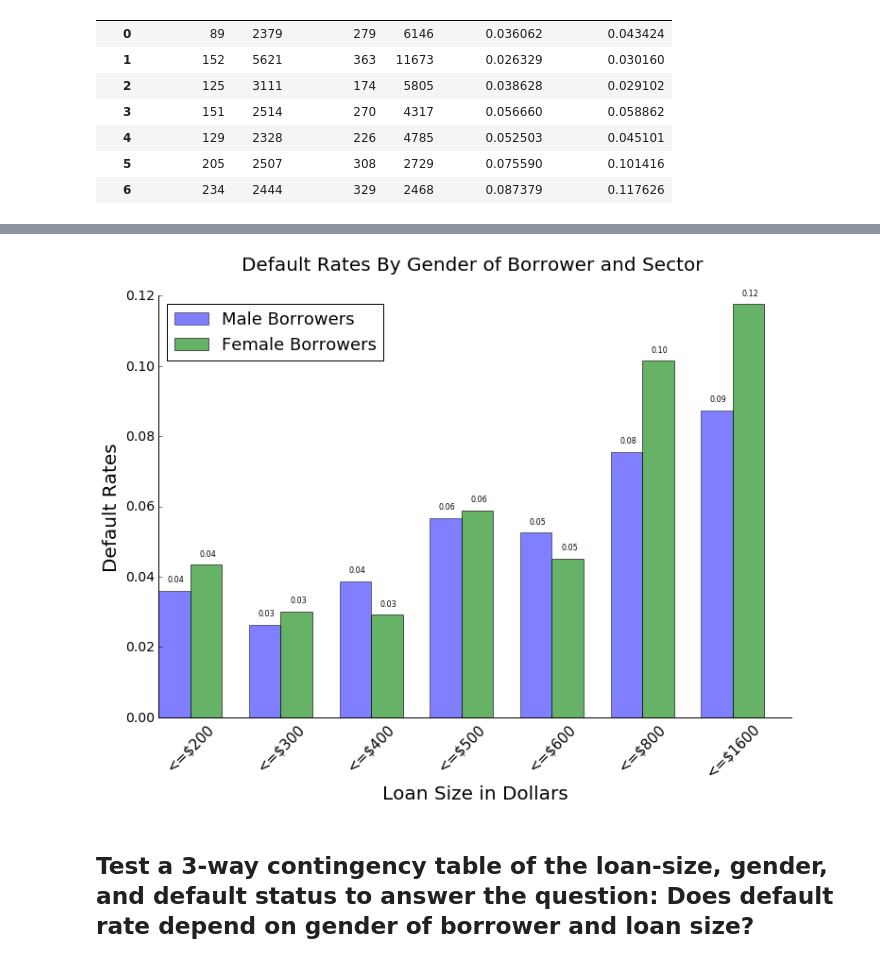
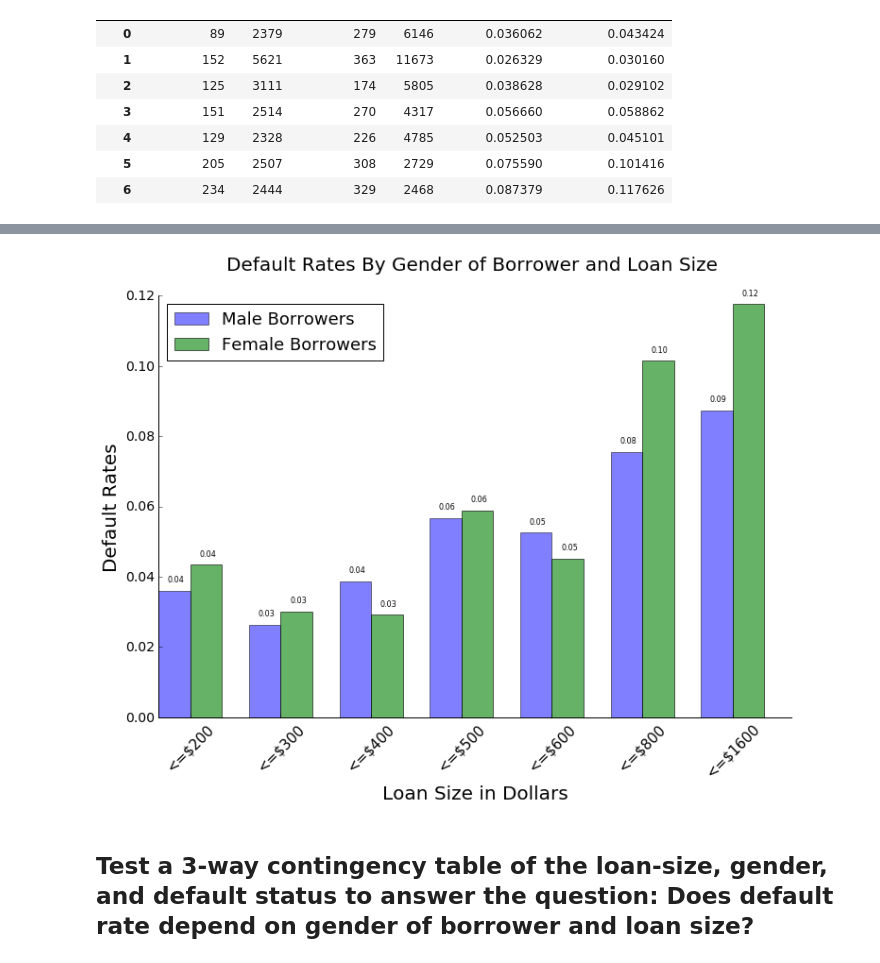
Before and after one commit to pbpearman/capstone, a Jupyter notebook: Kiva_loan_analysis_defaults.ipynb, the cells around one changed output, grey strips where cells are left out. Drawn from its saved outputs; the diff is of its cells as text; code cells hidden in the pictures.

Commit message:
default analysis update

```diff
--- a/Kiva_loan_analysis_defaults.ipynb
+++ b/Kiva_loan_analysis_defaults.ipynb
@@ -503,37 +519,37 @@ locs=np.arange(N)
 male=ax.bar(locs,df2g.def_rate_male,width=width,color='blue',alpha=0.5)
 female=ax.bar(locs+width,df2g.def_rate_female,width=width,color='green',alpha=0.6)
 
-ax.legend((male[0],female[0]),('Male Borrowers','Female Borrowers'),loc='top left',prop={'size':18})
+ax.legend((male[0],female[0]),('Male Borrowers','Female Borrowers'),loc='upper left',prop={'size':18})
 ax.tick_params(labeltop='off', labelright='off')
 ax.set_ylabel('Default Rates',fontsize=20)
 ax.set_xlabel('Loan Size in Dollars',fontsize=20)
-ax.set_title('Default Rates By Gender of Borrower and Sector \n',fontsize=20)
+ax.set_title('Default Rates By Gender of Borrower and Loan Size \n',fontsize=20)
 ax.spines['right'].set_visible(False)
 ax.spines['top'].set_visible(False)
 ax.yaxis.set_ticks_position('left')
 ax.xaxis.set_ticks_position('bottom')
 ax.set_xticks(np.arange(N)+width)
 ax.set_xticklabels(['<=$200','<=$300','<=$400','<=$500','<=$600','<=$800','<=$1600'],rotation=45,fontsize=15)
 
 for tick in ax.yaxis.get_major_ticks():
                 tick.label.set_fontsize(14)
 
 heights=list(df2g.def_rate_male)+list(df2g.def_rate_female)
 
 bar_labelsm=[str("%.2f" % round(i,2))for i in list(df2g.def_rate_male)]
 bar_labelsf=[str("%.2f" % round(i,2))for i in list(df2g.def_rate_female)]
 bar_labels=bar_labelsm + bar_labelsf
 
 rects=ax.patches
 
 for rect,label in zip(rects,bar_labels):
     height = rect.get_height()
     ax.text(rect.get_x() + rect.get_width()/1.8, height + 0.002, label, ha='center', va='bottom',fontsize=8,rotation=0)
 
-
+plt.savefig('default_by_gender_and_loan_size.png')
 plt.show()
 # %% [output]
-[figure, old version]
+[figure, new version]
 # %% [markdown]
 ## Test a 3-way contingency table of the loan-size, gender, and default status to answer the question: Does default rate depend on gender of borrower and loan size?
 # %%
```
Also changed, not shown: parts of 19 cells of this notebook, 4 other files.
